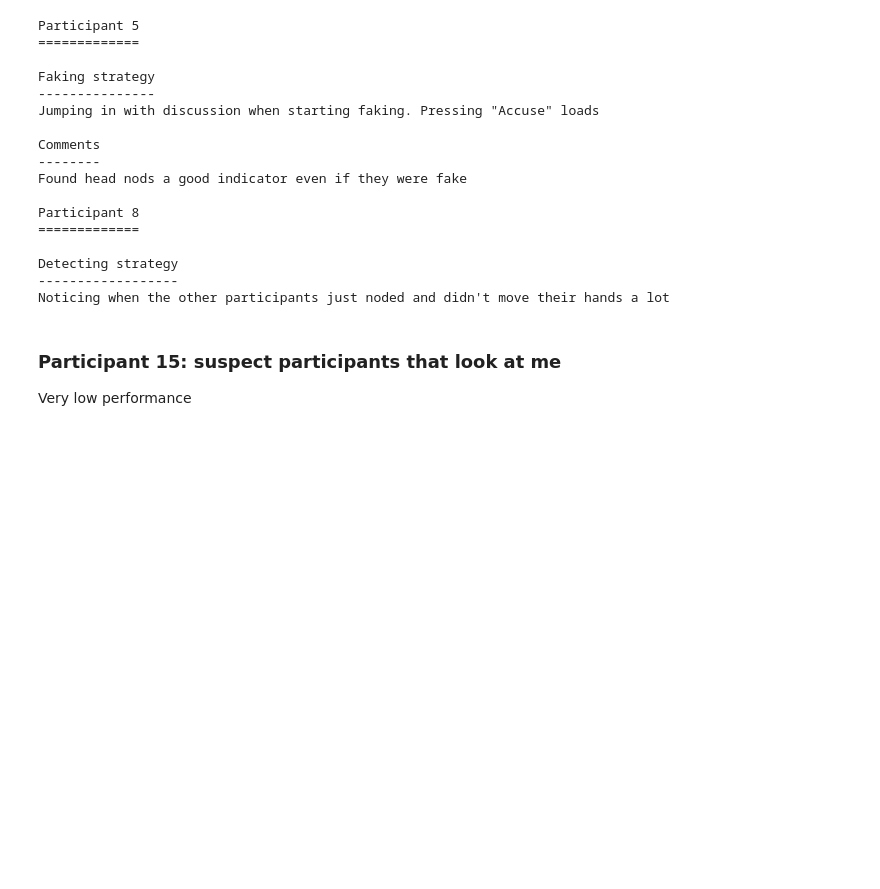
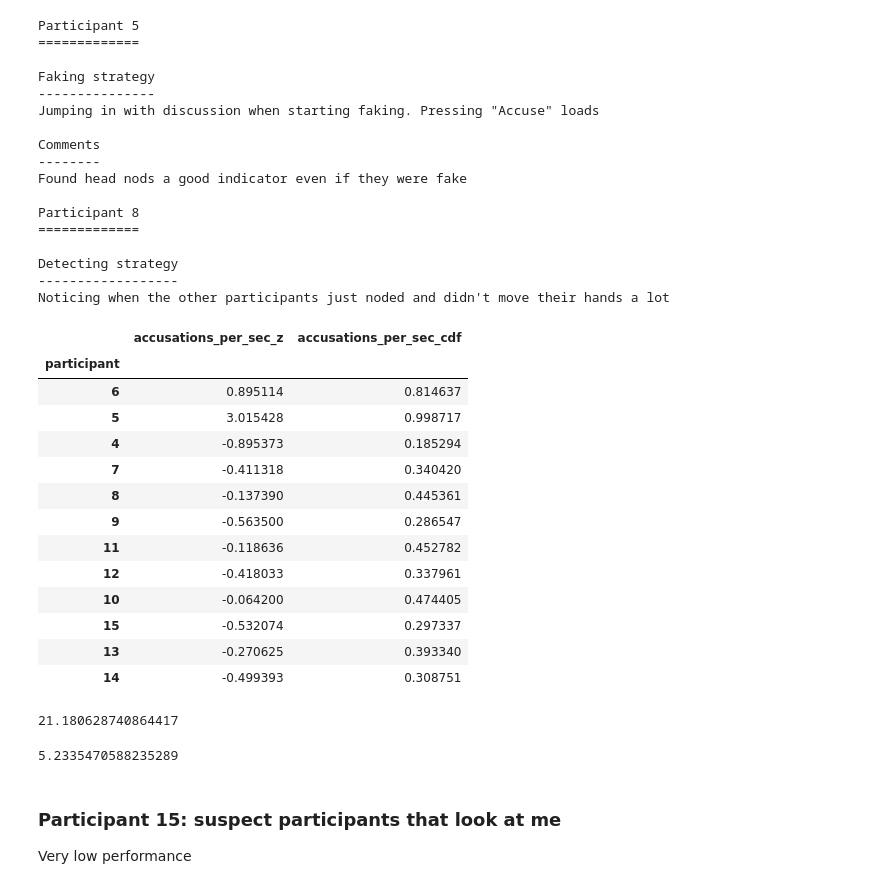
Before and after one commit to Nagasaki45/UnsocialVR, a Jupyter notebook: experiment/Analysis.ipynb, the cells around one changed output. Drawn from its saved outputs; the diff is of its cells as text; code cells hidden in the pictures; blank space fills up the shorter version.

```diff
--- a/experiment/Analysis.ipynb
+++ b/experiment/Analysis.ipynb
@@ -604,6 +619,33 @@ Participant 8
 Detecting strategy
 ------------------
 Noticing when the other participants just noded and didn't move their hands a lot
+# %%
+participants['accusations_per_sec_z'] = sps.zscore(participants.accusations_per_sec)
+participants['accusations_per_sec_cdf'] = sps.norm.cdf(participants.accusations_per_sec_z)
+participants[['accusations_per_sec_z', 'accusations_per_sec_cdf']]
+# %% [output]
+|  | accusations_per_sec_z | accusations_per_sec_cdf |
+| participant |  |  |
+| 6 | 0.895114 | 0.814637 |
+| 5 | 3.015428 | 0.998717 |
+| 4 | -0.895373 | 0.185294 |
+| 7 | -0.411318 | 0.340420 |
+| 8 | -0.137390 | 0.445361 |
+| 9 | -0.563500 | 0.286547 |
+| 11 | -0.118636 | 0.452782 |
+| 12 | -0.418033 | 0.337961 |
+| 10 | -0.064200 | 0.474405 |
+| 15 | -0.532074 | 0.297337 |
+| 13 | -0.270625 | 0.393340 |
+| 14 | -0.499393 | 0.308751 |
+# %%
+1 / participants.accusations_per_sec.mean()
+# %% [output]
+21.180628740864417
+# %%
+1 / participants.loc[5, 'accusations_per_sec']
+# %% [output]
+5.2335470588235289
 # %% [markdown]
 ### Participant 15: suspect participants that look at me
 
```
Also changed, not shown: parts of 6 cells of this notebook, 1 other file.
